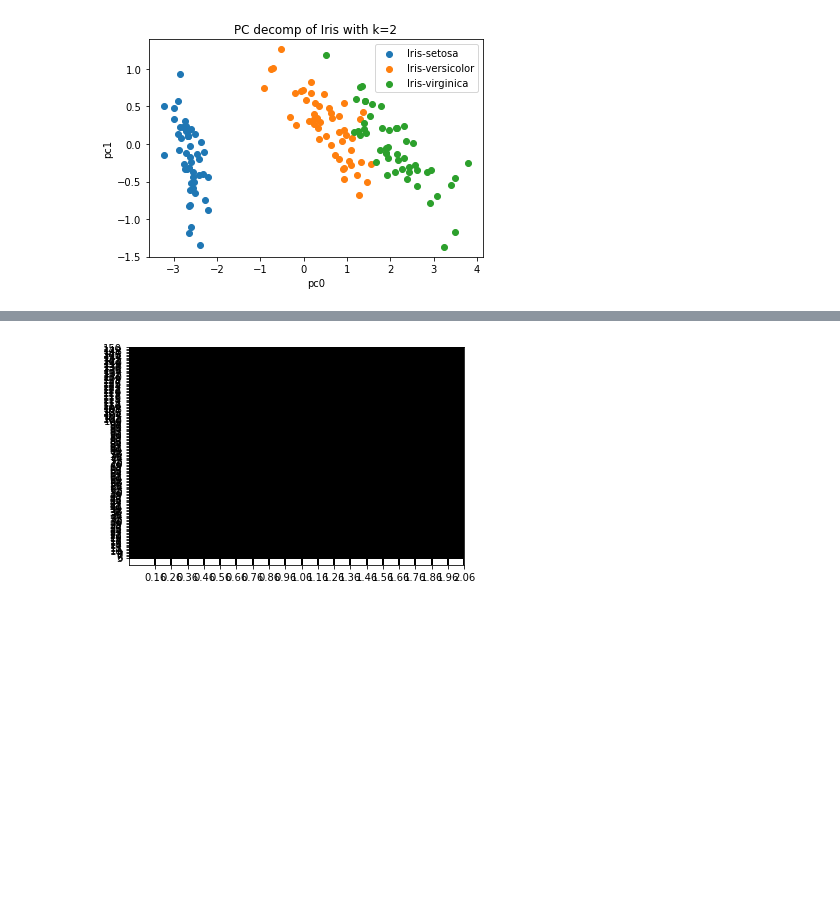
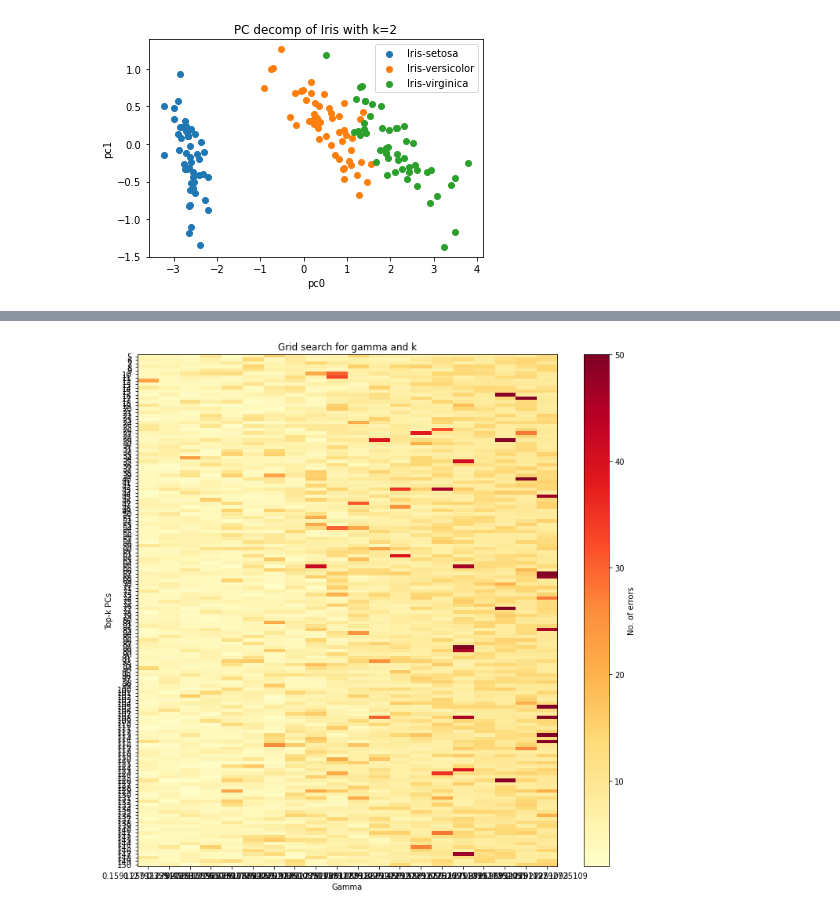
Before and after one commit to JDJFisher/iris-classification, a Jupyter notebook: cswk.ipynb, the cells around one changed output, grey strips where cells are left out. Saved outputs shown, nothing was run; the diff lists cells and outputs as text; code cells hidden in the pictures; blank space fills up the shorter version.

Commit message:
🚧 Plotting the grid search

```diff
--- a/cswk.ipynb
+++ b/cswk.ipynb
@@ -72,14 +72,14 @@ class Perceptron:
 
 
     def train(self, X, y, itrs=50):
-        #
+        # Determine the shape of the weight matrix
         classes = len(np.unique(y))
         dimensions = X.shape[1]
 
-        # Init weights
+        # Initialise the weights
         W = np.zeros((classes, dimensions))
 
-        #
+        # Iteratively fit the weights
         for i in range(0, itrs):
             # Shuffle the training data
             X, y = shuffle(X, y)
@@ -90,11 +90,12 @@ class Perceptron:
                 # Predict the class
                 y_p = np.argmax(np.dot(W, x_i), axis=0)
 
-                # If
+                # Adjust the weights if the prediction is wrong
                 if y_p != y_i:
                     W[y_i] += x_i
                     W[y_p] -= x_i
 
+        # Return the weights
         return W
 
 
@@ -102,8 +103,16 @@ class Perceptron:
         # Prepend a bias column to the dataset
         X = np.hstack((np.ones((len(X),1)), X))
 
-        #
+        # Return the class index with the max predicted value
         return np.argmax(X @ self.W.T, axis=1)
+
+
+    def errors(self, X, y):
+        # Predict the dataset classes
+        y_ = self.predict(X)
+
+        # Compare the prediction and ground classes
+        return np.sum(y != y_)
 
 
     def accuracy(self, X, y):
@@ -196,17 +191,14 @@ KeyboardInterrupt:
-# %%
-# Plot
-
-# cmap = colors.ListedColormap(['red', 'blue'])
-# bounds = [0,10,20]
-# norm = colors.BoundaryNorm(bounds, cmap.N)
-fig, ax = plt.subplots()
-# ax.imshow(data, cmap=cmap, norm=norm)
-
-# draw gridlines
-ax.grid(which='major', axis='both', linestyle='-', color='k', linewidth=2)
-ax.set_xticks(gam_range);
-ax.set_yticks(k_range);
-
-plt.show()
-# %% [output]
-[figure, removed]
+# %%
+# Plot the grid search
+fig, ax = plt.subplots(figsize=(12, 12))
+im = ax.imshow(model_errors, aspect='auto', interpolation='nearest', cmap='YlOrRd')
+cb = fig.colorbar(im, ax=ax)
+cb.set_label('No. of errors')
+plt.xticks(np.arange(len(gam_range)), gam_range)
+plt.yticks(np.arange(len(k_range)), k_range)
+plt.title('Grid search for gamma and k')
+plt.xlabel('Gamma')
+plt.ylabel('Top-k PCs')
+plt.show()
+# %% [output]
+[figure, added]
```
Also changed, not shown: parts of 2 cells of this notebook.
